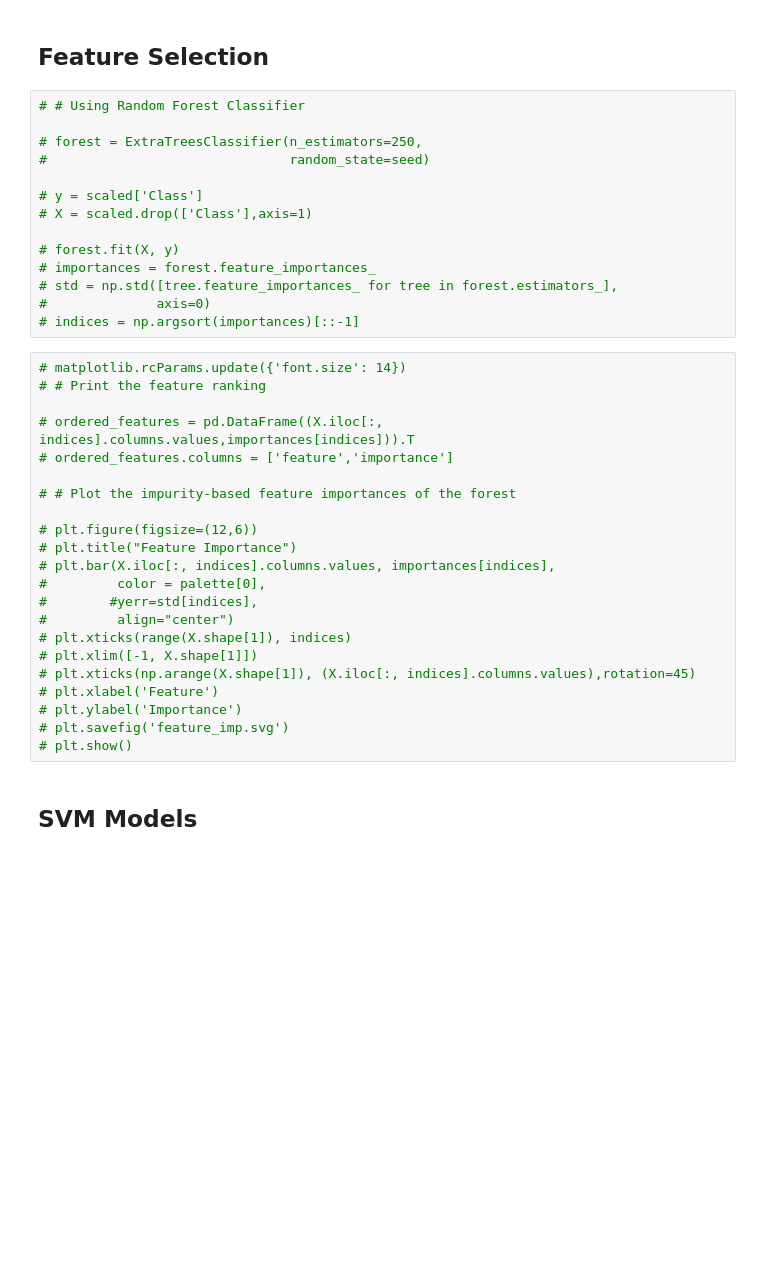
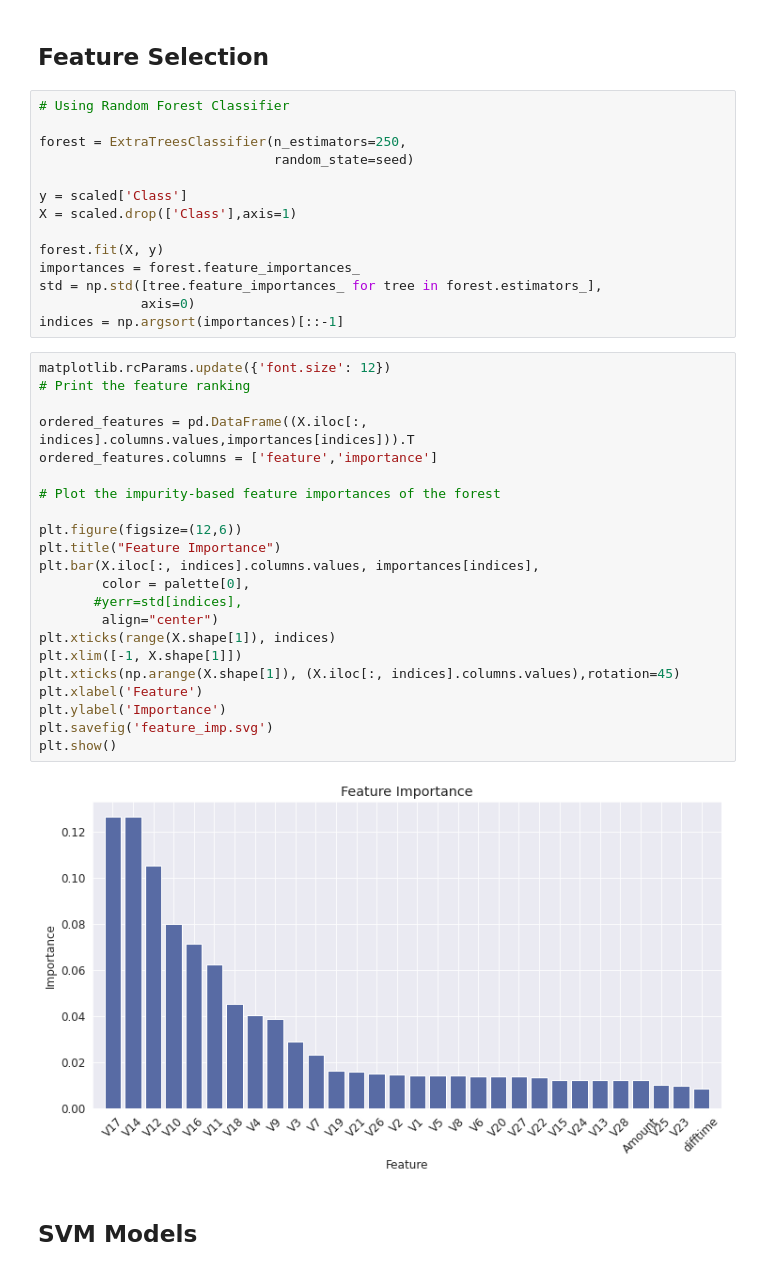
Before and after one commit to TheodorIvanov/Summer_Project, a Jupyter notebook: summer_project_combined.ipynb, the cells around one changed output. Drawn from its saved outputs; the diff is of its cells as text; blank space fills up the shorter version.

```diff
--- a/summer_project_combined.ipynb
+++ b/summer_project_combined.ipynb
@@ -321,41 +320,43 @@ scaled['Class'] = df['Class']
 # %% [markdown]
 ## Feature Selection
 # %%
-# # Using Random Forest Classifier
+# Using Random Forest Classifier
 
-# forest = ExtraTreesClassifier(n_estimators=250,
-#                               random_state=seed)
+forest = ExtraTreesClassifier(n_estimators=250,
+                              random_state=seed)
 
-# y = scaled['Class']
-# X = scaled.drop(['Class'],axis=1)
+y = scaled['Class']
+X = scaled.drop(['Class'],axis=1)
 
-# forest.fit(X, y)
-# importances = forest.feature_importances_
-# std = np.std([tree.feature_importances_ for tree in forest.estimators_],
-#              axis=0)
-# indices = np.argsort(importances)[::-1]
+forest.fit(X, y)
+importances = forest.feature_importances_
+std = np.std([tree.feature_importances_ for tree in forest.estimators_],
+             axis=0)
+indices = np.argsort(importances)[::-1]
 # %%
-# matplotlib.rcParams.update({'font.size': 14})
-# # Print the feature ranking
+matplotlib.rcParams.update({'font.size': 12})
+# Print the feature ranking
 
-# ordered_features = pd.DataFrame((X.iloc[:, indices].columns.values,importances[indices])).T
-# ordered_features.columns = ['feature','importance']
+ordered_features = pd.DataFrame((X.iloc[:, indices].columns.values,importances[indices])).T
+ordered_features.columns = ['feature','importance']
 
-# # Plot the impurity-based feature importances of the forest
+# Plot the impurity-based feature importances of the forest
 
-# plt.figure(figsize=(12,6))
-# plt.title("Feature Importance")
-# plt.bar(X.iloc[:, indices].columns.values, importances[indices],
-#         color = palette[0],
-#        #yerr=std[indices],
-#         align="center")
-# plt.xticks(range(X.shape[1]), indices)
-# plt.xlim([-1, X.shape[1]])
-# plt.xticks(np.arange(X.shape[1]), (X.iloc[:, indices].columns.values),rotation=45)
-# plt.xlabel('Feature')
-# plt.ylabel('Importance')
-# plt.savefig('feature_imp.svg')
-# plt.show()
+plt.figure(figsize=(12,6))
+plt.title("Feature Importance")
+plt.bar(X.iloc[:, indices].columns.values, importances[indices],
+        color = palette[0],
+       #yerr=std[indices],
+        align="center")
+plt.xticks(range(X.shape[1]), indices)
+plt.xlim([-1, X.shape[1]])
+plt.xticks(np.arange(X.shape[1]), (X.iloc[:, indices].columns.values),rotation=45)
+plt.xlabel('Feature')
+plt.ylabel('Importance')
+plt.savefig('feature_imp.svg')
+plt.show()
+# %% [output]
+[figure, added]
 # %% [markdown]
 ## SVM Models
 # %%
```
Also changed, not shown: parts of 6 cells of this notebook.
